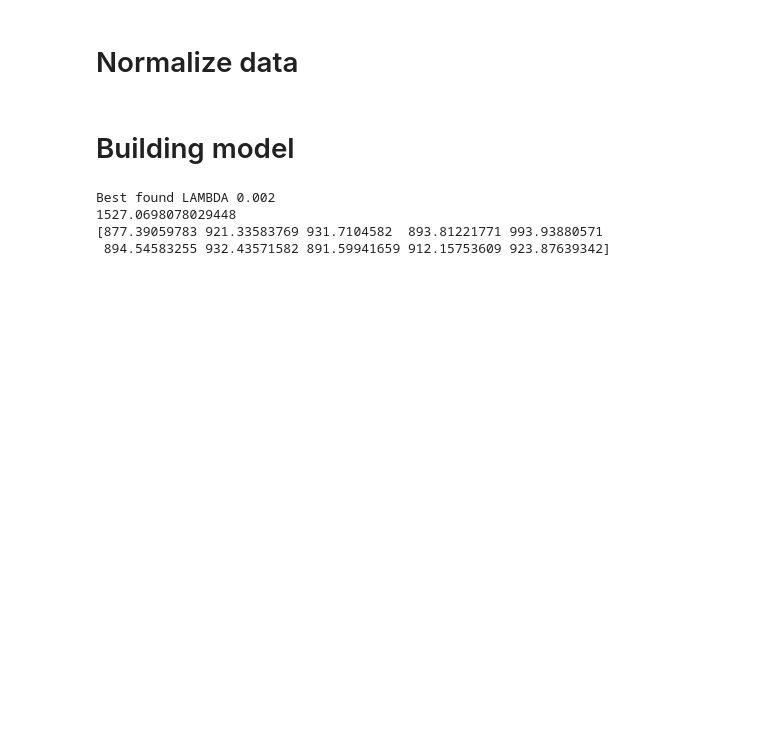
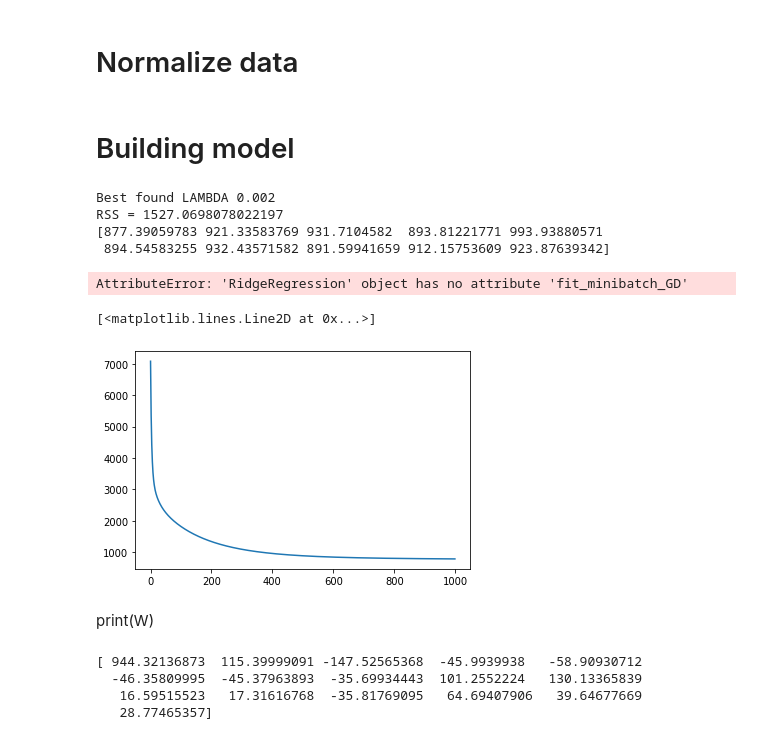
Before and after one commit to EthAnHoangg/DSLab-Training-Basic-ML-Models, a Jupyter notebook: Session_01/LR.ipynb, the cells around one changed output. Drawn from its saved outputs; the diff is of its cells as text; code cells hidden in the pictures; blank space fills up the shorter version.

Commit message:
finish-ridge-regression
finish implementing and add some other option to use Gradient Descent

```diff
--- a/Session_01/LR.ipynb
+++ b/Session_01/LR.ipynb
@@ -111,5 +169,5 @@ class RidgeRegression:
 # %%
-X = normalize_and_add_ones(X)
+# X = normalize_and_add_ones(X)
 # %%
 X_train, Y_train = X[:50], Y[:50]
 X_test, Y_test = X[50:], Y[50:]
@@ -119,10 +177,37 @@ print("Best found LAMBDA", best_LAMBDA)
 W = ridge_regression.fit(X_train, Y_train, LAMBDA = best_LAMBDA)
 Y_pred = ridge_regression.predict(W, X_test)
 RSS = ridge_regression.compute_RSS(Y_test, Y_pred)
-print(RSS)
+print("RSS =", RSS)
 print(Y_pred)
 # %% [output]
 Best found LAMBDA 0.002
-1527.0698078029448
+RSS = 1527.0698078022197
 [877.39059783 921.33583769 931.7104582  893.81221771 993.93880571
  894.54583255 932.43571582 891.59941659 912.15753609 923.87639342]
+# %%
+m = X_train.shape[0]
+W, loss_history = ridge_regression.fit_minibatch_GD(X_train, Y_train,
+                                        LAMBDA = best_LAMBDA,
+                                        num_epochs=100,
+                                        learning_rate = 0.03,
+                                        batch_size=8)
+Y_pred = ridge_regression.predict(W, X_test)
+RSS = ridge_regression.compute_RSS(Y_test, Y_pred)
+print("RSS =", RSS)
+print(Y_pred)
+# %% [output]
+AttributeError: 'RidgeRegression' object has no attribute 'fit_minibatch_GD'
+# %%
+plt.plot(loss_history)
+# %% [output]
+[<matplotlib.lines.Line2D at 0x...>]
+[figure, added]
+# %% [markdown]
+print(W)
+# %%
+print(W)
+# %% [output]
+[ 944.32136873  115.39999091 -147.52565368  -45.9939938   -58.90930712
+  -46.35809995  -45.37963893  -35.69934443  101.2552224   130.13365839
+   16.59515523   17.31616768  -35.81769095   64.69407906   39.64677669
+   28.77465357]
```
Also changed, not shown: parts of 5 cells of this notebook, 4 other files.
